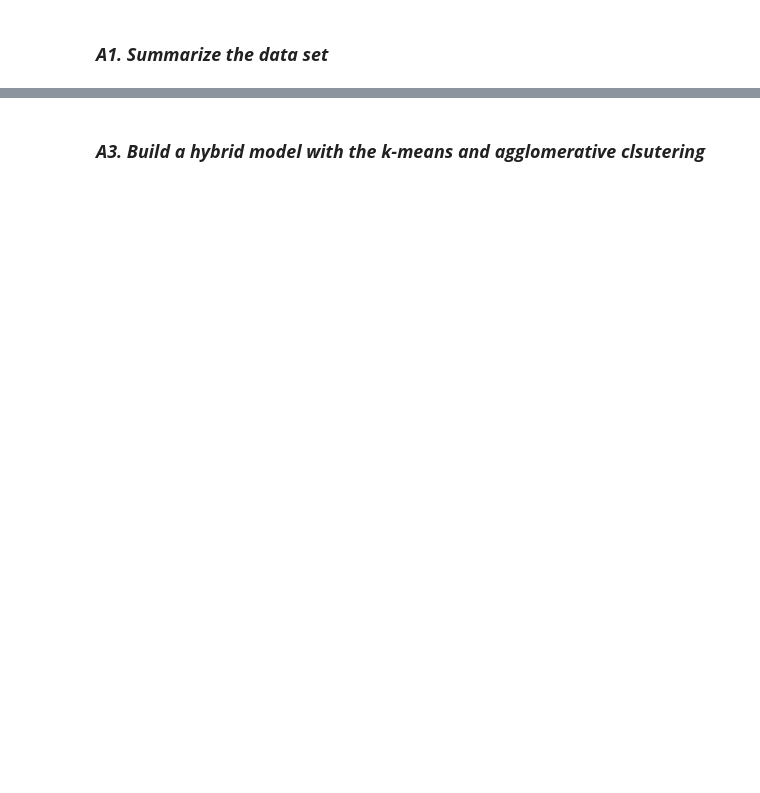
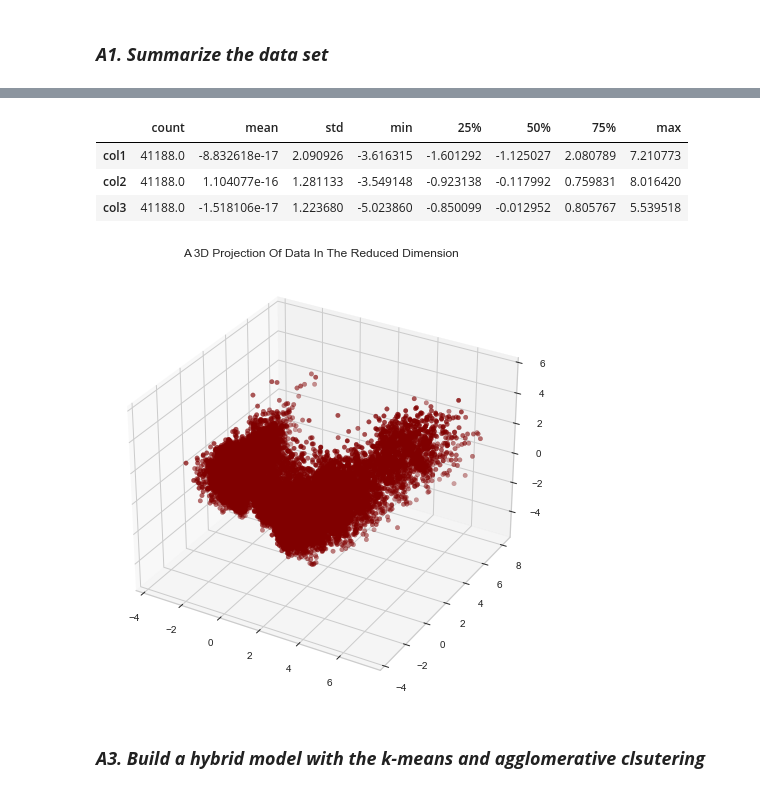
Before and after one commit to ABizCho/py_machineLearning, a Jupyter notebook: Assignment_Individual/asgmt_5_UnsupervisedML.ipynb, the cells around one changed output, grey strips where cells are left out. Cells and saved outputs as stored; diff of their text form; code cells hidden in the pictures; blank space fills up the shorter version.

```diff
--- a/Assignment_Individual/asgmt_5_UnsupervisedML.ipynb
+++ b/Assignment_Individual/asgmt_5_UnsupervisedML.ipynb
@@ -36,0 +112,8 @@
+# %%
+#Feature Engineering
+
+    # Get list of categorical variables
+s = df_bm_p.dtypes == 'object'
+
+object_cols = list(s[s].index)
+print("Categorical variables in the dataset:", object_cols)
@@ -36,0 +148,15 @@
+# %%
+from sklearn.preprocessing import StandardScaler
+
+#Creating a copy of data
+ds = df_bm_p.copy()
+
+### # creating a subset of dataframe by dropping the features on deals previousOutcome
+cols_del = ['poutcome']
+ds = ds.drop(cols_del, axis=1)
+
+#Scaling
+scaler = StandardScaler()
+scaler.fit(ds)
+scaled_ds = pd.DataFrame(scaler.transform(ds),columns= ds.columns )
+print("All features are now scaled")
@@ -37,2 +177,27 @@
+# %%
+from  sklearn.decomposition import PCA
+#Initiating PCA to reduce dimentions aka features to 3
+pca = PCA(n_components=3)
+pca.fit(scaled_ds)
+PCA_ds = pd.DataFrame(pca.transform(scaled_ds), columns=(["col1","col2", "col3"]))
+PCA_ds.describe().T
+# %% [output]
+|  | count | mean | std | min | 25% | 50% | 75% | max |
+| col1 | 41188.0 | -8.832618e-17 | 2.090926 | -3.616315 | -1.601292 | -1.125027 | 2.080789 | 7.210773 |
+| col2 | 41188.0 | 1.104077e-16 | 1.281133 | -3.549148 | -0.923138 | -0.117992 | 0.759831 | 8.016420 |
+| col3 | 41188.0 | -1.518106e-17 | 1.223680 | -5.023860 | -0.850099 | -0.012952 | 0.805767 | 5.539518 |
+# %%
+#A 3D Projection Of Data In The Reduced Dimension
+x =PCA_ds["col1"]
+y =PCA_ds["col2"]
+z =PCA_ds["col3"]
+#To plot
+fig = plt.figure(figsize=(10,8))
+ax = fig.add_subplot(111, projection="3d")
+ax.scatter(x,y,z, c="maroon", marker="o" )
+ax.set_title("A 3D Projection Of Data In The Reduced Dimension")
+plt.show()
+# %% [output]
+[figure, added]
 # %% [markdown]
 ### ***A3. Build a hybrid model with the k-means and agglomerative clsutering***
```
Also changed, not shown: parts of 29 cells of this notebook.
